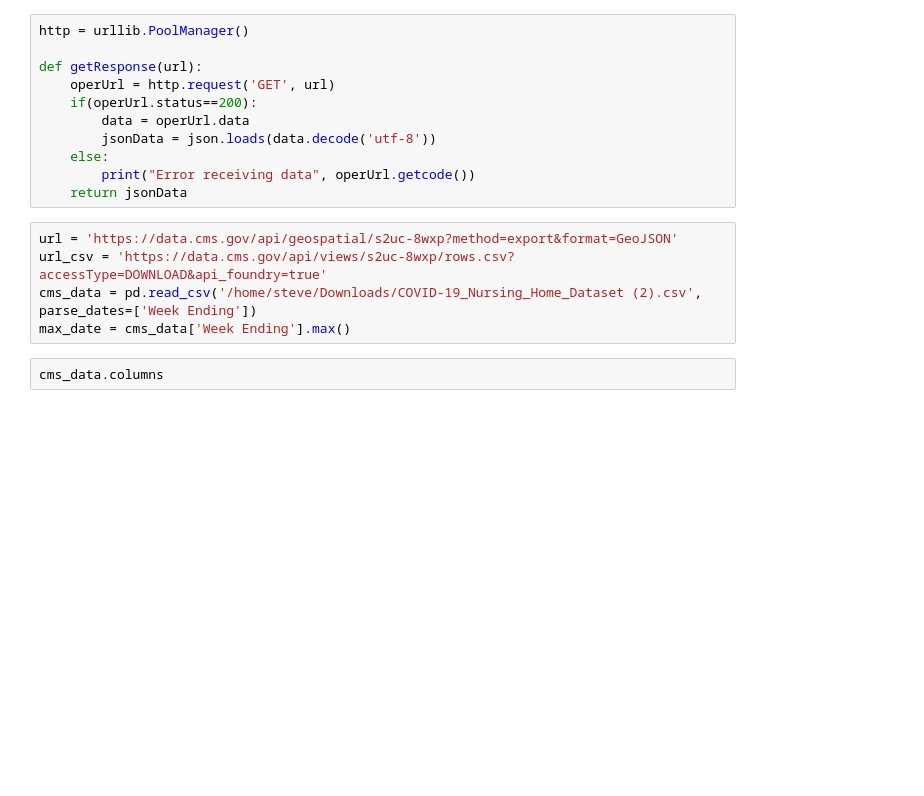
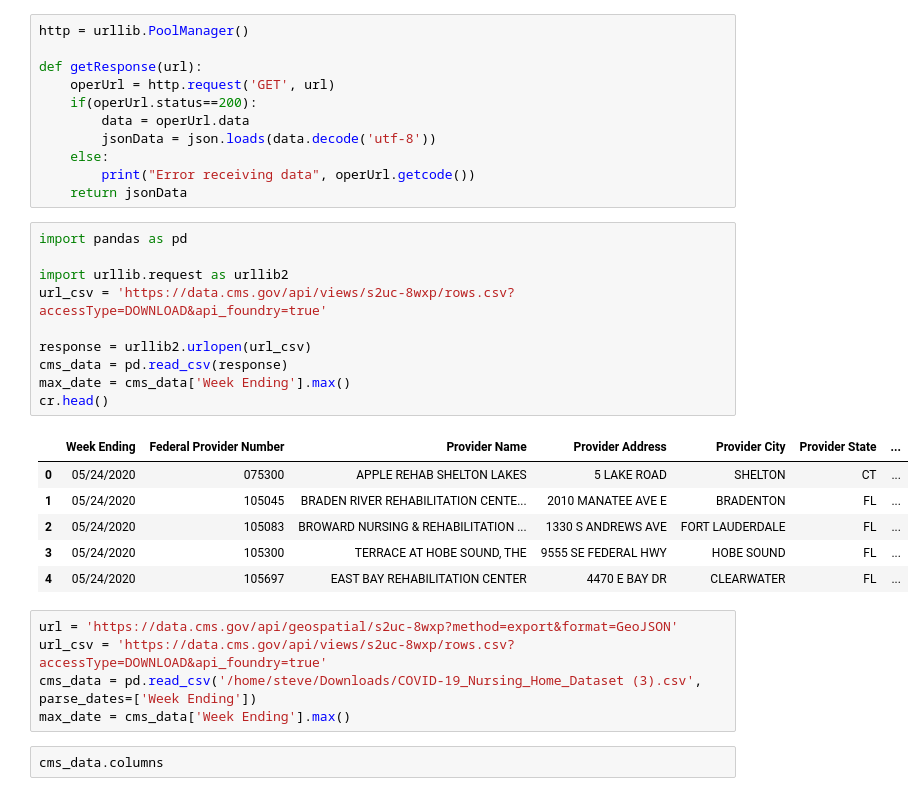
Before and after one commit to JaviThomas/Covid-County-LTC-Analysis, a Jupyter notebook: CMS_Nursing_home_dataset.ipynb, the cells around one changed output. Cells and saved outputs as stored; diff of their text form; blank space fills up the shorter version.

```diff
--- a/CMS_Nursing_home_dataset.ipynb
+++ b/CMS_Nursing_home_dataset.ipynb
@@ -14,10 +14,27 @@ def getResponse(url):
     else:
         print("Error receiving data", operUrl.getcode())
     return jsonData
+# %%
+import pandas as pd
+
+import urllib.request as urllib2
+url_csv = 'https://data.cms.gov/api/views/s2uc-8wxp/rows.csv?accessType=DOWNLOAD&api_foundry=true'
+
+response = urllib2.urlopen(url_csv)
+cms_data = pd.read_csv(response)
+max_date = cms_data['Week Ending'].max()
+cr.head()
+# %% [output]
+|  | Week Ending | Federal Provider Number | Provider Name | Provider Address | Provider City | Provider State | ... |
+| 0 | 05/24/2020 | 075300 | APPLE REHAB SHELTON LAKES | 5 LAKE ROAD | SHELTON | CT | ... |
+| 1 | 05/24/2020 | 105045 | BRADEN RIVER REHABILITATION CENTE... | 2010 MANATEE AVE E | BRADENTON | FL | ... |
+| 2 | 05/24/2020 | 105083 | BROWARD NURSING & REHABILITATION ... | 1330 S ANDREWS AVE | FORT LAUDERDALE | FL | ... |
+| 3 | 05/24/2020 | 105300 | TERRACE AT HOBE SOUND, THE | 9555 SE FEDERAL HWY | HOBE SOUND | FL | ... |
+| 4 | 05/24/2020 | 105697 | EAST BAY REHABILITATION CENTER | 4470 E BAY DR | CLEARWATER | FL | ... |
 # %%
 url = 'https://data.cms.gov/api/geospatial/s2uc-8wxp?method=export&format=GeoJSON'
 url_csv = 'https://data.cms.gov/api/views/s2uc-8wxp/rows.csv?accessType=DOWNLOAD&api_foundry=true'
-cms_data = pd.read_csv('/home/steve/Downloads/COVID-19_Nursing_Home_Dataset (2).csv', parse_dates=['Week Ending'])
+cms_data = pd.read_csv('/home/steve/Downloads/COVID-19_Nursing_Home_Dataset (3).csv', parse_dates=['Week Ending'])
 max_date = cms_data['Week Ending'].max()
 # %%
 cms_data.columns
```
Also changed, not shown: 15 other files.
